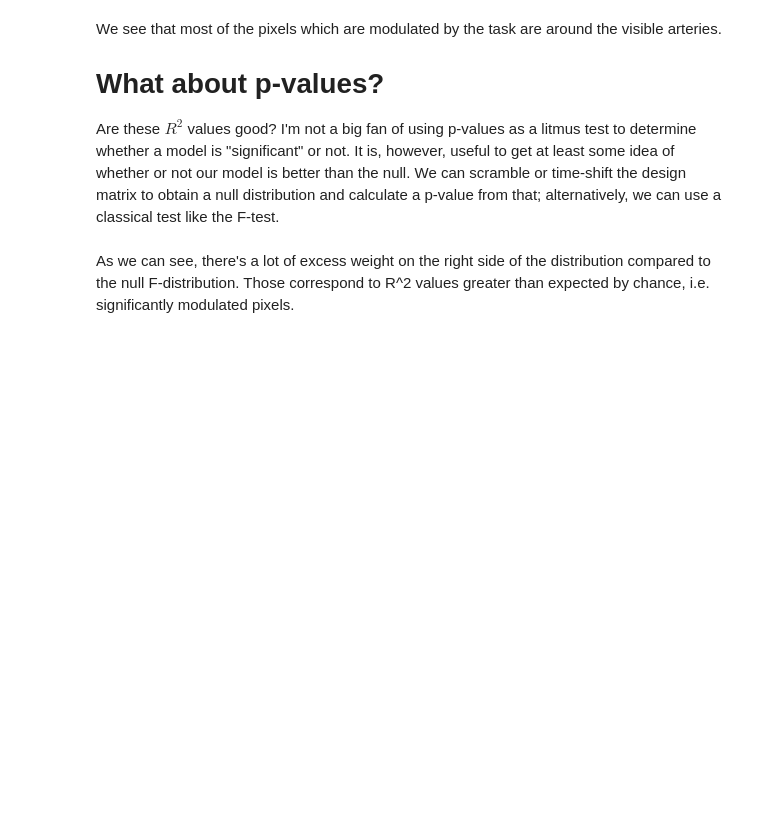
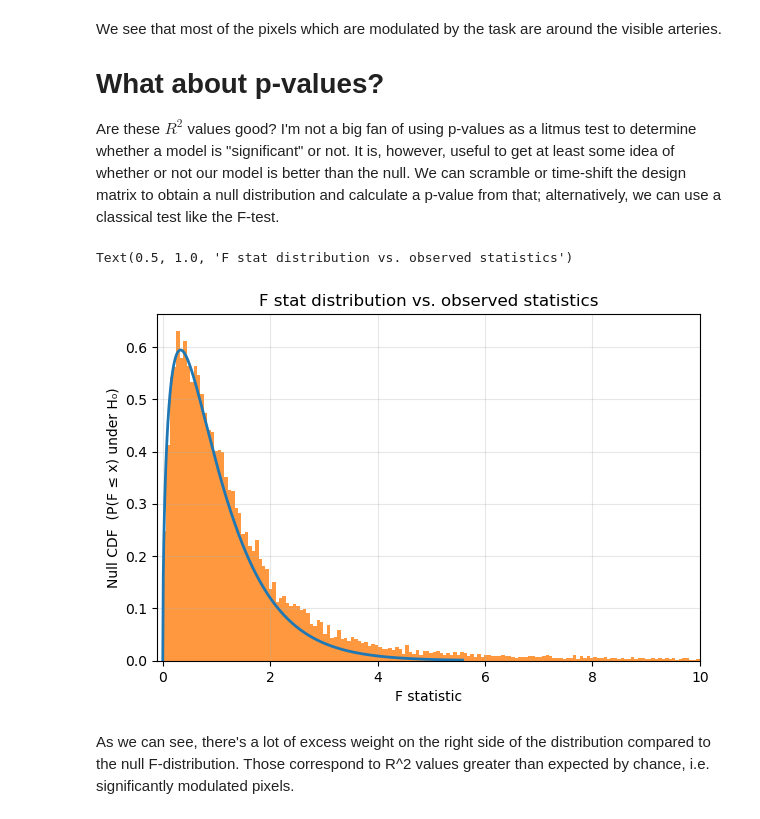
Before and after one commit to patrickmineault/fus, a Jupyter notebook: 04 - Real Data Analysis.ipynb, the cells around one changed output. Drawn from its saved outputs; the diff is of its cells as text; code cells hidden in the pictures; blank space fills up the shorter version.

Commit message:
Add back images for ease of visualization

```diff
--- a/04 - Real Data Analysis.ipynb
+++ b/04 - Real Data Analysis.ipynb
@@ -354,25 +397,24 @@ F_obs = ( (residuals_baseline - residuals) / 3 ) / ( residuals / (Y.shape[0] - X
 d1 = 3
 d2 = Y.shape[0] - d1 - 1
 # %%
-import numpy as np
-import matplotlib.pyplot as plt
-from scipy.stats import f
-
 # x-range (up to ~99.9th percentile so the CDF reaches ~1)
-xmax = f.ppf(0.999, d1, d2)
+xmax = scipy.stats.f.ppf(0.999, d1, d2)
 xs = np.linspace(0, xmax, 600)
 
 # null CDF under H0
-cdf = f.pdf(xs, d1, d2)        # F_{d1,d2}(x)
+cdf = scipy.stats.f.pdf(xs, d1, d2)        # F_{d1,d2}(x)
 
 plt.figure(figsize=(7,4.5))
 plt.plot(xs, .82* cdf, linewidth=2)
 plt.xlabel("F statistic")
 plt.ylabel("Null CDF  (P(F ≤ x) under H₀)")
 plt.grid(True, alpha=0.3)
 _ = plt.hist(F_obs, bins=1000, density=True, alpha=0.8, label='Observed F statistics')
 plt.xlim((-.1, 10))
 plt.title(f"F stat distribution vs. observed statistics")
+# %% [output]
+Text(0.5, 1.0, 'F stat distribution vs. observed statistics')
+[figure, added]
 # %% [markdown]
 As we can see, there's a lot of excess weight on the right side of the distribution compared to the null F-distribution. Those correspond to R^2 values greater than expected by chance, i.e. significantly modulated pixels.
 # %% [markdown]
```
Also changed, not shown: parts of 20 cells of this notebook.
